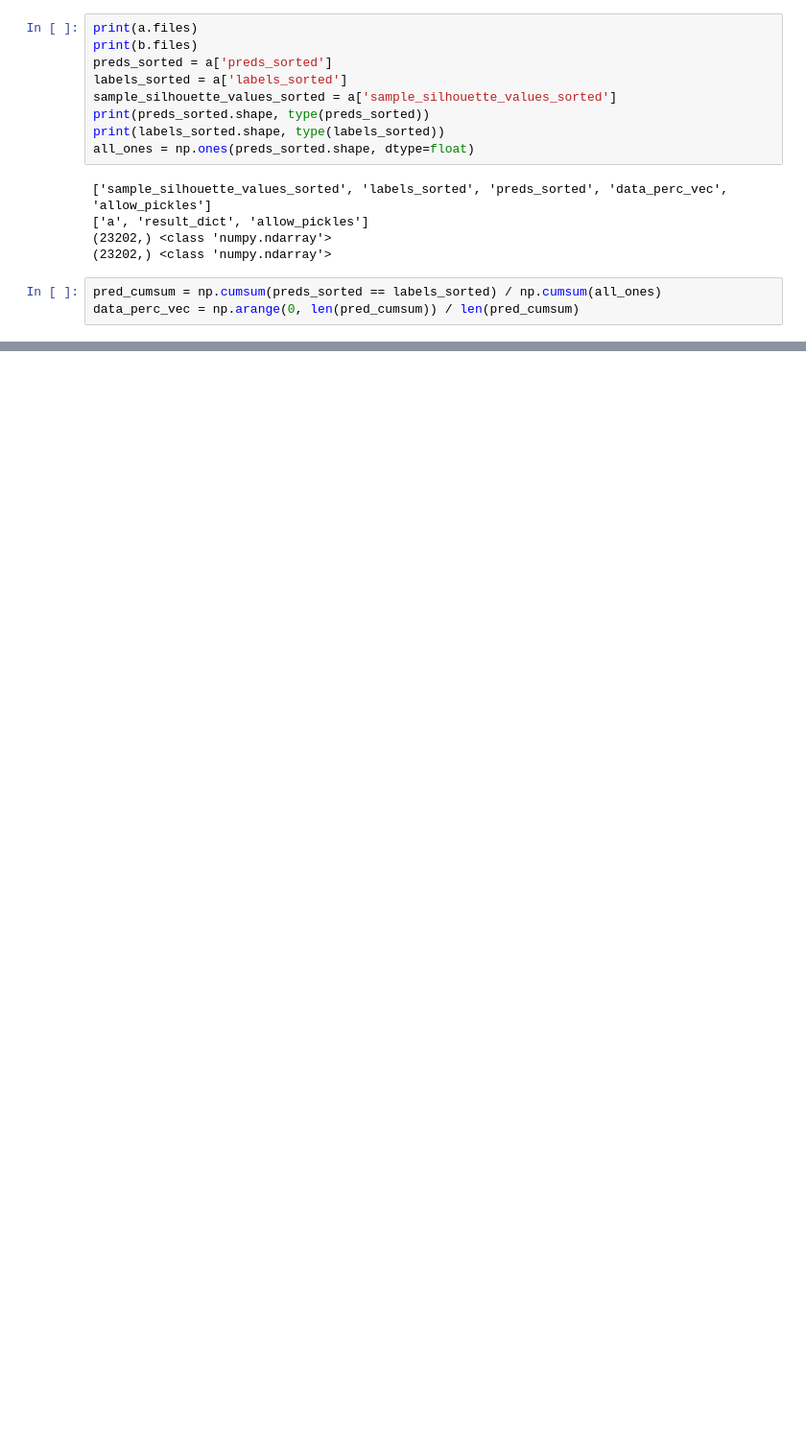
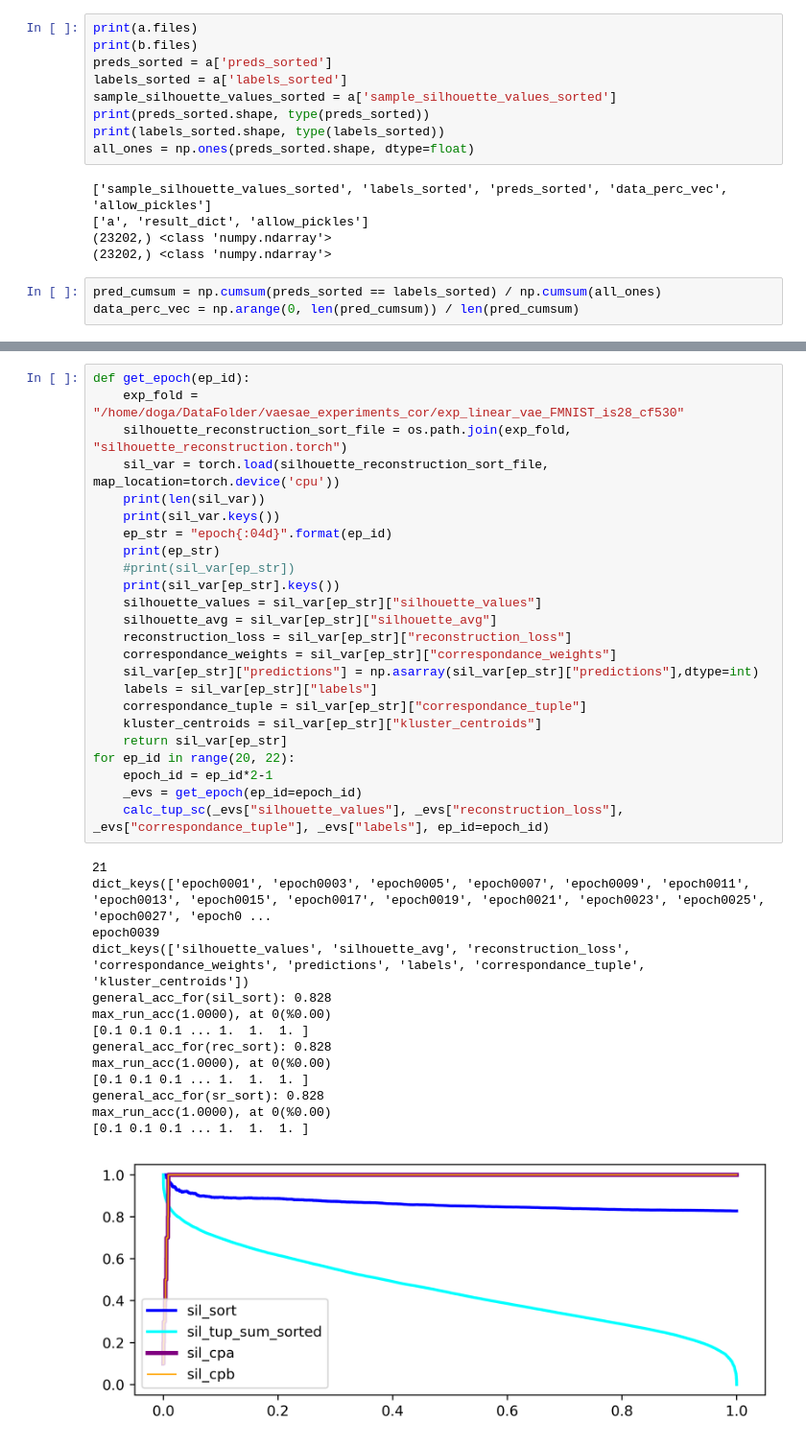
Before and after one commit to dogasiyli-boun/keyhandshapediscovery, a Jupyter notebook: ipynb/study_sihouette_better.ipynb, the cells around one changed output, grey strips where cells are left out. Shown at 96% size. Saved outputs shown, nothing was run; the diff lists cells and outputs as text; blank space fills up the shorter version.

```diff
--- a/ipynb/study_sihouette_better.ipynb
+++ b/ipynb/study_sihouette_better.ipynb
@@ -72,0 +233,39 @@ data_perc_vec
+# %%
+def get_epoch(ep_id):
+    exp_fold = "/home/doga/DataFolder/vaesae_experiments_cor/exp_linear_vae_FMNIST_is28_cf530"
+    silhouette_reconstruction_sort_file = os.path.join(exp_fold, "silhouette_reconstruction.torch")
+    sil_var = torch.load(silhouette_reconstruction_sort_file, map_location=torch.device('cpu'))
+    print(len(sil_var))
+    print(sil_var.keys())
+    ep_str = "epoch{:04d}".format(ep_id)
+    print(ep_str)
+    #print(sil_var[ep_str])
+    print(sil_var[ep_str].keys())
+    silhouette_values = sil_var[ep_str]["silhouette_values"]
+    silhouette_avg = sil_var[ep_str]["silhouette_avg"]
+    reconstruction_loss = sil_var[ep_str]["reconstruction_loss"]
+    correspondance_weights = sil_var[ep_str]["correspondance_weights"]
+    sil_var[ep_str]["predictions"] = np.asarray(sil_var[ep_str]["predictions"],dtype=int)
+    labels = sil_var[ep_str]["labels"]
+    correspondance_tuple = sil_var[ep_str]["correspondance_tuple"]
+    kluster_centroids = sil_var[ep_str]["kluster_centroids"]
+    return sil_var[ep_str]
+for ep_id in range(20, 22):
+    epoch_id = ep_id*2-1
+    _evs = get_epoch(ep_id=epoch_id)
+    calc_tup_sc(_evs["silhouette_values"], _evs["reconstruction_loss"], _evs["correspondance_tuple"], _evs["labels"], ep_id=epoch_id)
+# %% [output]
+21
+dict_keys(['epoch0001', 'epoch0003', 'epoch0005', 'epoch0007', 'epoch0009', 'epoch0011', 'epoch0013', 'epoch0015', 'epoch0017', 'epoch0019', 'epoch0021', 'epoch0023', 'epoch0025', 'epoch0027', 'epoch0 ...
+epoch0039
+dict_keys(['silhouette_values', 'silhouette_avg', 'reconstruction_loss', 'correspondance_weights', 'predictions', 'labels', 'correspondance_tuple', 'kluster_centroids'])
+general_acc_for(sil_sort): 0.828
+max_run_acc(1.0000), at 0(%0.00)
+[0.1 0.1 0.1 ... 1.  1.  1. ]
+general_acc_for(rec_sort): 0.828
+max_run_acc(1.0000), at 0(%0.00)
+[0.1 0.1 0.1 ... 1.  1.  1. ]
+general_acc_for(sr_sort): 0.828
+max_run_acc(1.0000), at 0(%0.00)
+[0.1 0.1 0.1 ... 1.  1.  1. ]
+[figure, added]
```
Also changed, not shown: parts of 19 cells of this notebook, 5 other files.
